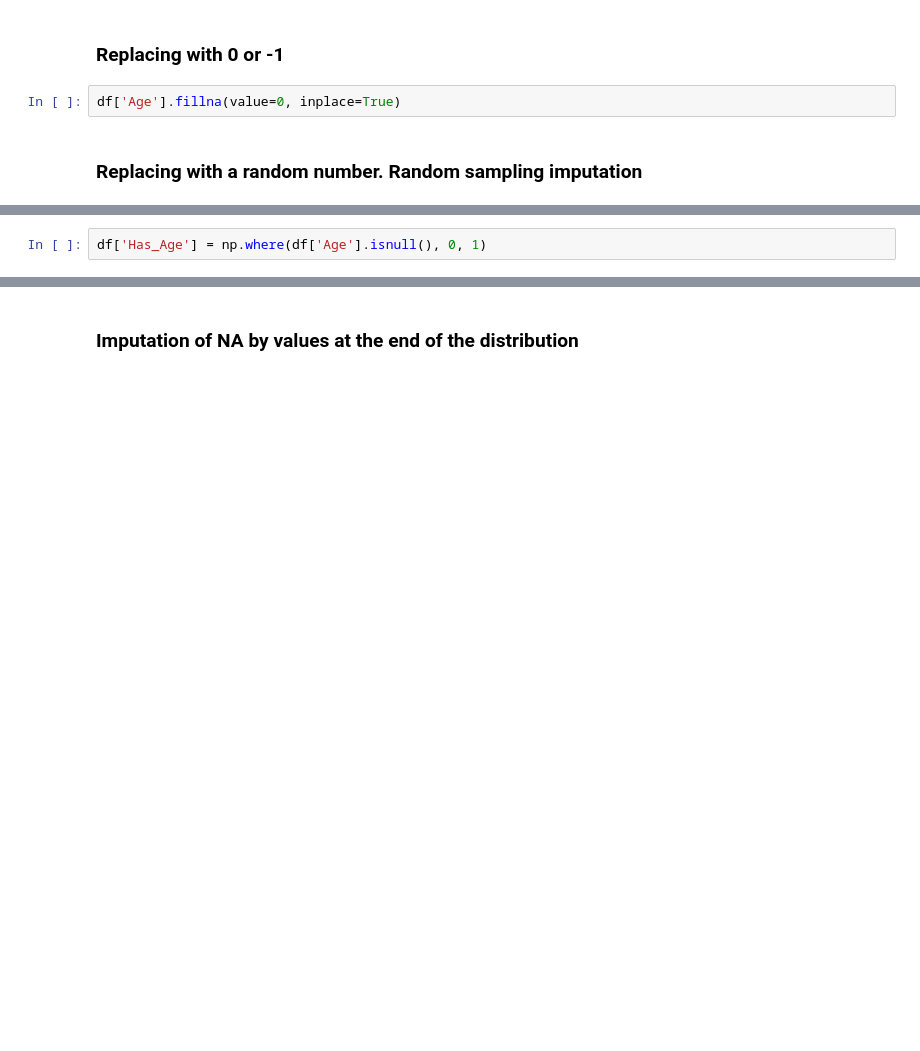
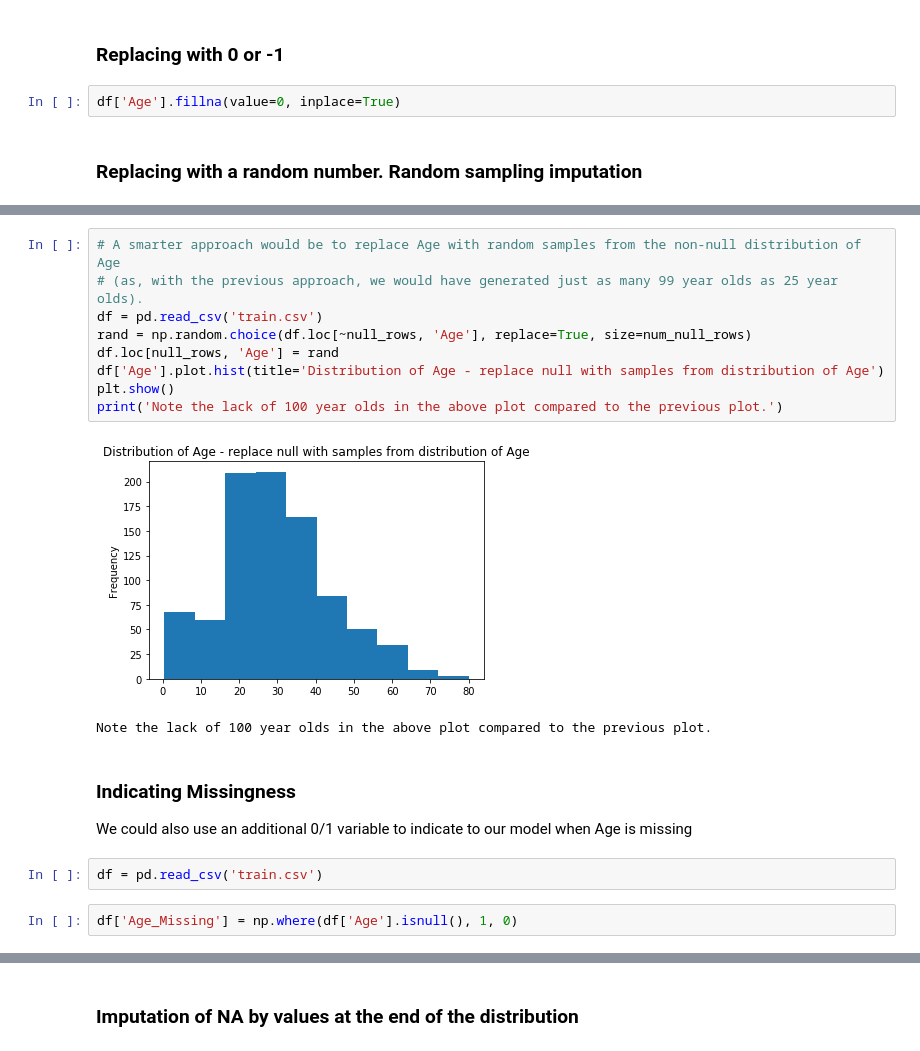
Before and after one commit to michaelabehsera/feature-engineering-cookbook, a Jupyter notebook: Feature Engineering Booklet.ipynb, the cells around one changed output, grey strips where cells are left out. Drawn from its saved outputs; the diff is of its cells as text; blank space fills up the shorter version.

```diff
--- a/Feature Engineering Booklet.ipynb
+++ b/Feature Engineering Booklet.ipynb
@@ -41,2 +65,20 @@ df['Age'].fillna(value=rand, inplace=True)
+# %%
+# A smarter approach would be to replace Age with random samples from the non-null distribution of Age
+# (as, with the previous approach, we would have generated just as many 99 year olds as 25 year olds).
+df = pd.read_csv('train.csv')
+rand = np.random.choice(df.loc[~null_rows, 'Age'], replace=True, size=num_null_rows)
+df.loc[null_rows, 'Age'] = rand
+df['Age'].plot.hist(title='Distribution of Age - replace null with samples from distribution of Age')
+plt.show()
+print('Note the lack of 100 year olds in the above plot compared to the previous plot.')
+# %% [output]
+[figure, added]
+Note the lack of 100 year olds in the above plot compared to the previous plot.
+# %% [markdown]
+### Indicating Missingness
+
+We could also use an additional 0/1 variable to indicate to our model when Age is missing
+# %%
+df = pd.read_csv('train.csv')
 # %%
-df['Has_Age'] = np.where(df['Age'].isnull(), 0, 1)
+df['Age_Missing'] = np.where(df['Age'].isnull(), 1, 0)
```
Also changed, not shown: parts of 117 cells of this notebook, 1 other file.
